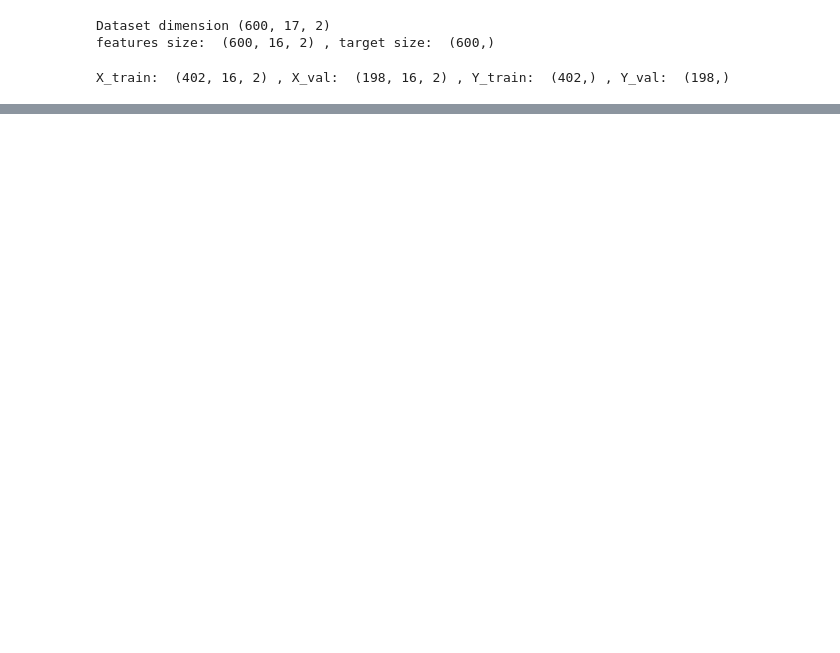
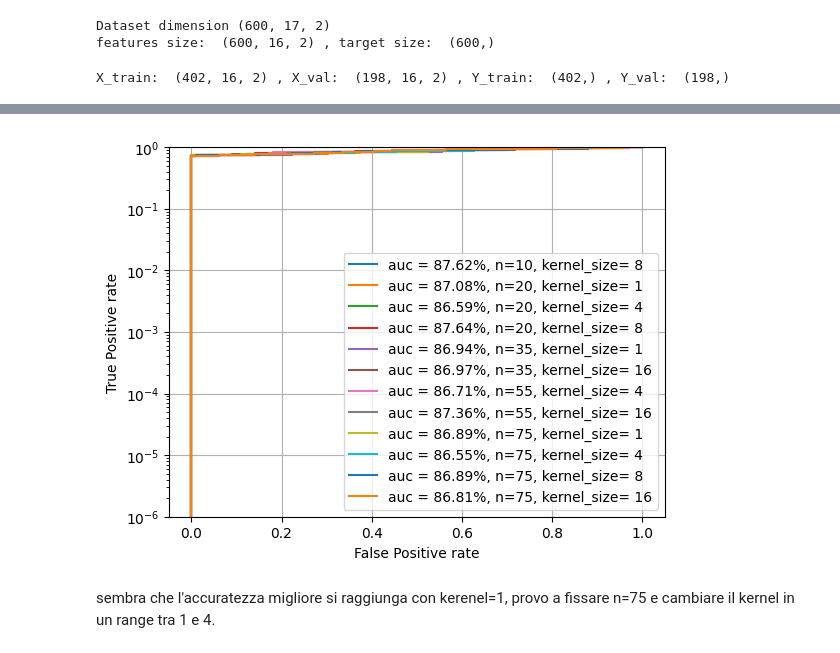
Before and after one commit to NoemiTagliavacche/ML_course_Pavia_23, a Jupyter notebook: Exam/CNN.ipynb, the cells around one changed output, grey strips where cells are left out. Saved outputs shown, nothing was run; the diff lists cells and outputs as text; code cells hidden in the pictures; blank space fills up the shorter version.

```diff
--- a/Exam/CNN.ipynb
+++ b/Exam/CNN.ipynb
@@ -51,0 +172,39 @@ dropoutRate = 0.25
+# %%
+import pandas as pd
+from sklearn.metrics import roc_curve, auc
+
+predict_val =[]
+fpr=[]
+tpr=[]
+auc1=[]
+
+
+for i,m in enumerate(models):
+  predicted=m.predict(X_val)
+  if i==0:
+    predict_val=predicted
+  else:
+    predict_val=np.concatenate((predict_val,predicted),axis=1)
+
+
+
+df = pd.DataFrame()
+plt.figure()
+
+j=0
+for i in range(predict_val.shape[1]):
+  if models[i].layers[1].output.shape[1]==16:
+    j=0
+  fpr_, tpr_, threshold = roc_curve(Y_val,predict_val[:,i])
+  auc_= auc(fpr_, tpr_)
+  if auc_>0.865:
+    plt.plot(fpr_,tpr_,label='auc = '+ str(np.round(auc_*100.,2))+'%, n='+ str(models[i].layers[1].output.shape[2])+', kernel_size= ' + str(kernel_size[j]))
+  j=j+1
+plt.semilogy()
+plt.xlabel("False Positive rate")
+plt.ylabel("True Positive rate")
+plt.ylim(0.000001,1)
+plt.grid(True)
+plt.legend(loc='lower right')
+plt.show()
+# %% [output]
@@ -51,0 +231,3 @@ dropoutRate = 0.25
+[figure, added]
+# %% [markdown]
+sembra che l'accuratezza migliore si raggiunga con kerenel=1, provo a fissare n=75 e cambiare il kernel in un range tra 1 e 4.
```
Also changed, not shown: parts of 33 cells of this notebook.
